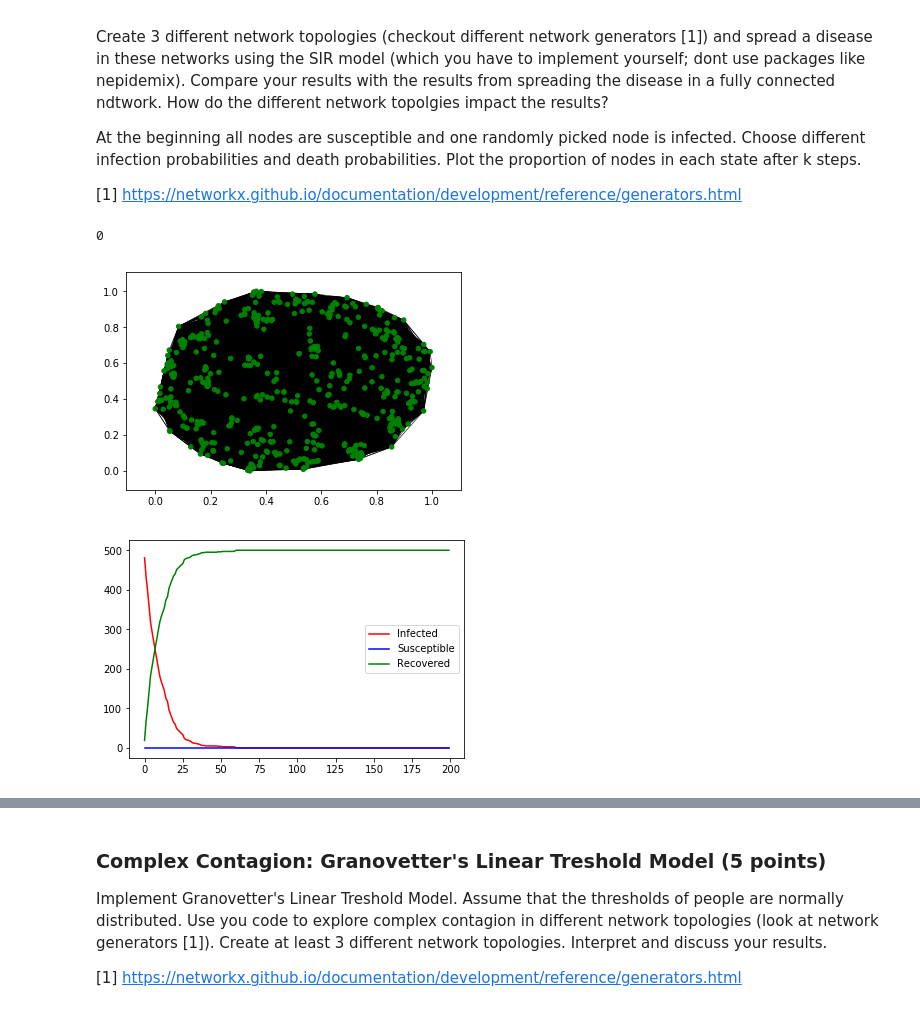
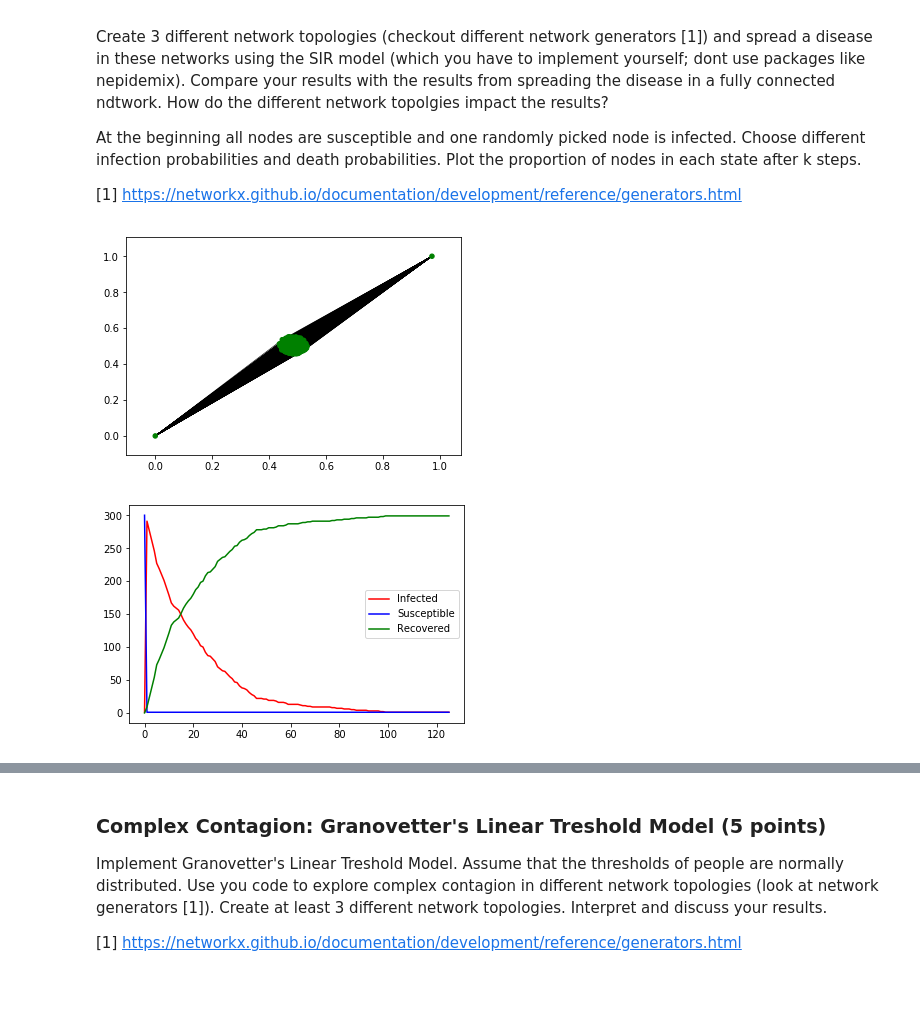
Before and after one commit to dkeske/css2017, a Jupyter notebook: assignment4/daniel_kostic_ass4.ipynb, the cells around one changed output, grey strips where cells are left out. Drawn from its saved outputs; the diff is of its cells as text; code cells hidden in the pictures.

```diff
--- a/assignment4/daniel_kostic_ass4.ipynb
+++ b/assignment4/daniel_kostic_ass4.ipynb
@@ -69,7 +69,6 @@ def init_network_state():
     # select one node randomly and infect it
     random_node_id = RD.choice(g.nodes())
     g.node[random_node_id]["state"] = "infected"
-    g.node[random_node_id]["days"] = beta
 
 
 
@@ -96,6 +95,7 @@ def stepSIR(gs):
     for node in g.nodes():
         if g.node[node]["state"] == "infected":
             for nod in g.neighbors(node):
+#             nod = choice(g.neighbors(node))
                 if g.node[nod]['state'] == "susceptible" and infect():
                     g.node[nod]['state'] = "infected"
                     gs.infected+=1
@@ -112,9 +112,9 @@ def runSIR(iterations):
     gs.susceptible = len(g.nodes())
     gs.recovered = 0
     num_iter = 0
-    infected_ = []
-    susceptible_ = []
-    recovered_ = []
+    infected_ = [gs.infected]
+    susceptible_ = [gs.susceptible]
+    recovered_ = [gs.recovered]
 #     while(infected>0 and susceptible>0 and recovered<len(g.nodes())):
     while(num_iter<iterations):
         stepSIR(gs)
@@ -136,10 +138,6 @@ def infect():
 def recover():
     draw = choice([0,1], 1, p=[1-beta, beta])
     return draw[0]
-# %%
-infect()
-# %% [output]
-0
 # %%
 def make_plot(infected_, susceptible_, recovered_=False):
     plt.plot(infected_, 'r', label="Infected")
@@ -149,16 +147,21 @@ def make_plot(infected_, susceptible_, recovered_=False):
     plt.legend()
     plt.show()
 # %%
-alpha = 0.03
-beta = 0.1
-num_nodes = 500
-num_iters = 200
+alpha = 0.1
+beta = 0.05
+num_nodes = 300
+num_iters = 125
+# %%
+infecteds, susceptibles,recovereds = [],[],[]
 # %%
 init_fully_connected_network(num_nodes)
 infected_, susceptible_, recovered_ = runSIR(num_iters)
 draw()
 make_plot(infected_, susceptible_, recovered_)
+infecteds.append(infected_)
+susceptibles.append(susceptible_)
+recovereds.append(recovered_)
 # %% [output]
-[figure, old version]
+[figure, new version]
-[figure, old version]
+[figure, new version]
 # %%
```
Also changed, not shown: parts of 14 cells of this notebook.
